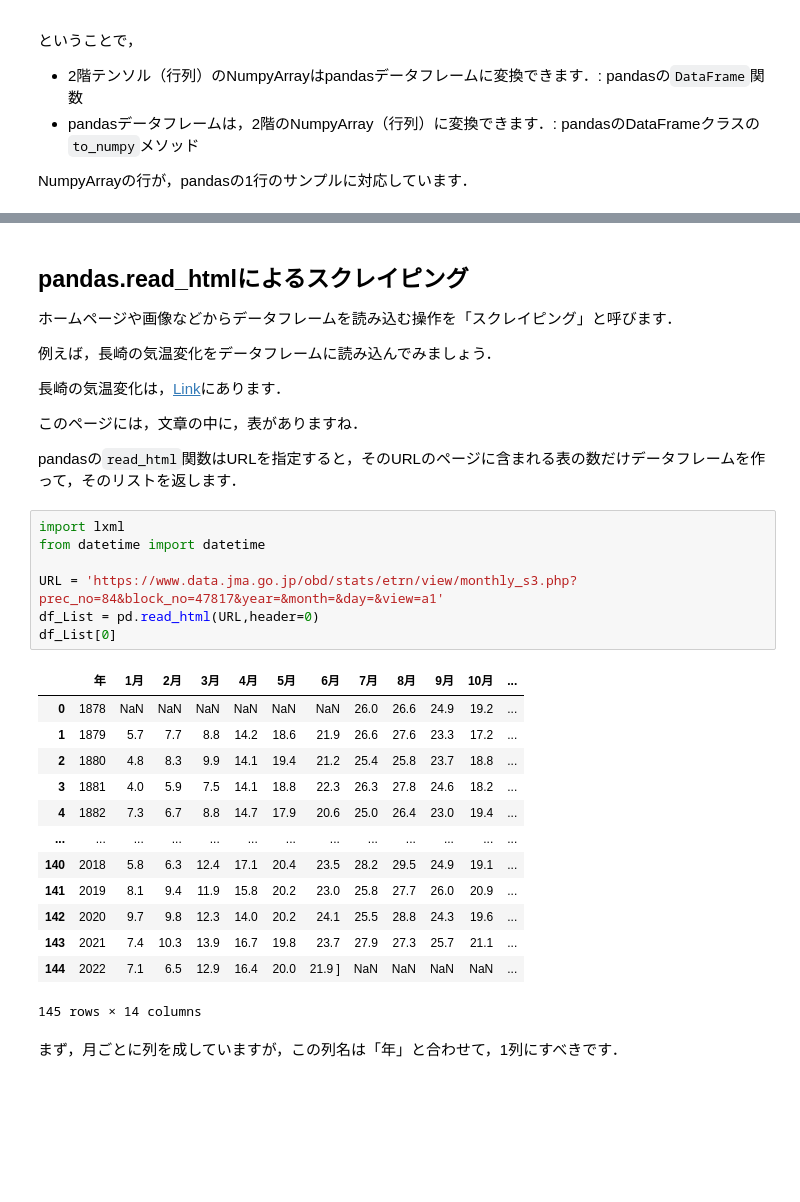
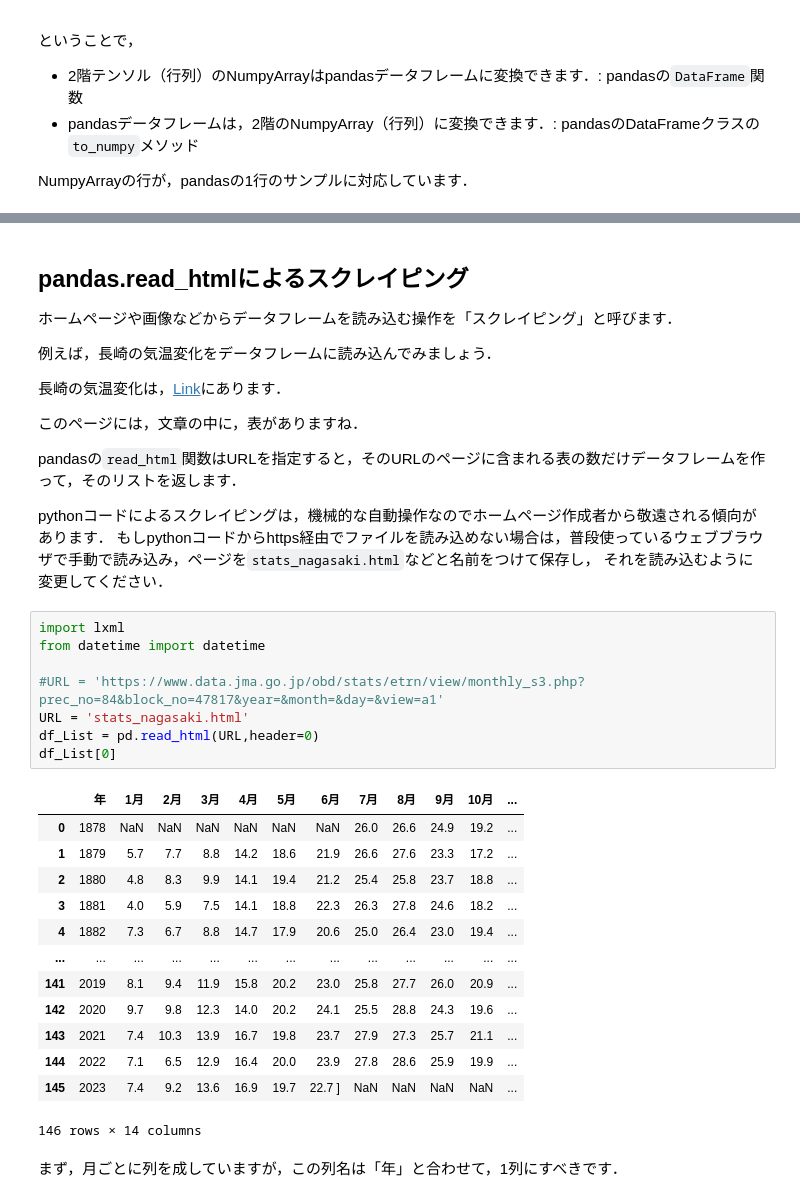
Before and after one commit to helmenov/psp2, a Jupyter notebook: d09/readme.ipynb, the cells around one changed output, grey strips where cells are left out. Saved outputs shown, nothing was run; the diff lists cells and outputs as text; blank space fills up the shorter version.

```diff
--- a/d09/readme.ipynb
+++ b/d09/readme.ipynb
@@ -480,27 +504,32 @@ print(M2)
 このページには，文章の中に，表がありますね．
 
 pandasの`read_html`関数はURLを指定すると，そのURLのページに含まれる表の数だけデータフレームを作って，そのリストを返します．
+
+pythonコードによるスクレイピングは，機械的な自動操作なのでホームページ作成者から敬遠される傾向があります．
+もしpythonコードからhttps経由でファイルを読み込めない場合は，普段使っているウェブブラウザで手動で読み込み，ページを`stats_nagasaki.html`などと名前をつけて保存し，
+それを読み込むように変更してください．
 # %%
 import lxml
 from datetime import datetime
 
-URL = 'https://www.data.jma.go.jp/obd/stats/etrn/view/monthly_s3.php?prec_no=84&block_no=47817&year=&month=&day=&view=a1'
+#URL = 'https://www.data.jma.go.jp/obd/stats/etrn/view/monthly_s3.php?prec_no=84&block_no=47817&year=&month=&day=&view=a1'
+URL = 'stats_nagasaki.html'
 df_List = pd.read_html(URL,header=0)
 df_List[0]
 # %% [output]
 |  | 年 | 1月 | 2月 | 3月 | 4月 | 5月 | 6月 | 7月 | 8月 | 9月 | 10月 | ... |
 | 0 | 1878 | NaN | NaN | NaN | NaN | NaN | NaN | 26.0 | 26.6 | 24.9 | 19.2 | ... |
 | 1 | 1879 | 5.7 | 7.7 | 8.8 | 14.2 | 18.6 | 21.9 | 26.6 | 27.6 | 23.3 | 17.2 | ... |
 | 2 | 1880 | 4.8 | 8.3 | 9.9 | 14.1 | 19.4 | 21.2 | 25.4 | 25.8 | 23.7 | 18.8 | ... |
 | 3 | 1881 | 4.0 | 5.9 | 7.5 | 14.1 | 18.8 | 22.3 | 26.3 | 27.8 | 24.6 | 18.2 | ... |
 | 4 | 1882 | 7.3 | 6.7 | 8.8 | 14.7 | 17.9 | 20.6 | 25.0 | 26.4 | 23.0 | 19.4 | ... |
 | ... | ... | ... | ... | ... | ... | ... | ... | ... | ... | ... | ... | ... |
-| 140 | 2018 | 5.8 | 6.3 | 12.4 | 17.1 | 20.4 | 23.5 | 28.2 | 29.5 | 24.9 | 19.1 | ... |
 | 141 | 2019 | 8.1 | 9.4 | 11.9 | 15.8 | 20.2 | 23.0 | 25.8 | 27.7 | 26.0 | 20.9 | ... |
 | 142 | 2020 | 9.7 | 9.8 | 12.3 | 14.0 | 20.2 | 24.1 | 25.5 | 28.8 | 24.3 | 19.6 | ... |
 | 143 | 2021 | 7.4 | 10.3 | 13.9 | 16.7 | 19.8 | 23.7 | 27.9 | 27.3 | 25.7 | 21.1 | ... |
-| 144 | 2022 | 7.1 | 6.5 | 12.9 | 16.4 | 20.0 | 21.9 ] | NaN | NaN | NaN | NaN | ... |
+| 144 | 2022 | 7.1 | 6.5 | 12.9 | 16.4 | 20.0 | 23.9 | 27.8 | 28.6 | 25.9 | 19.9 | ... |
+| 145 | 2023 | 7.4 | 9.2 | 13.6 | 16.9 | 19.7 | 22.7 ] | NaN | NaN | NaN | NaN | ... |
-145 rows × 14 columns
+146 rows × 14 columns
 # %% [markdown]
 まず，月ごとに列を成していますが，この列名は「年」と合わせて，1列にすべきです．
 # %%
```
Also changed, not shown: parts of 20 cells of this notebook, 31 other files.
